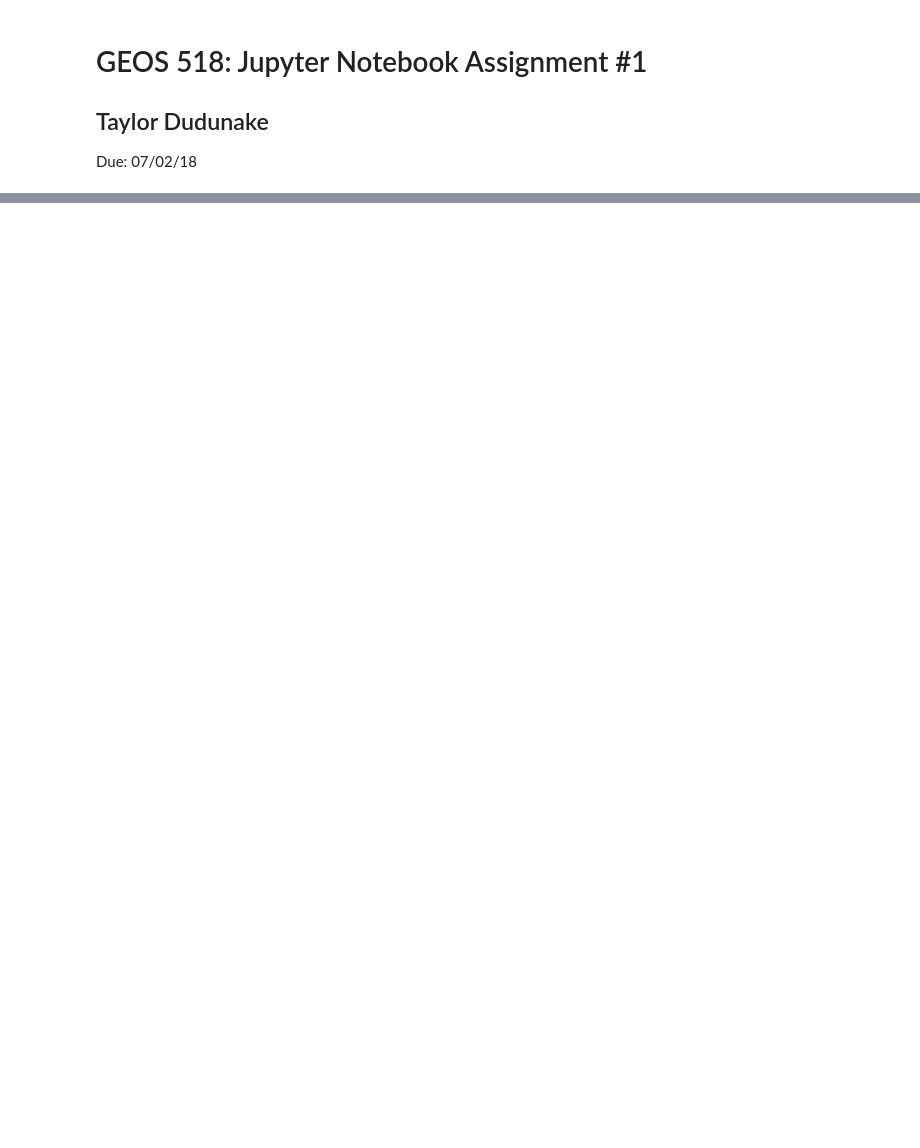
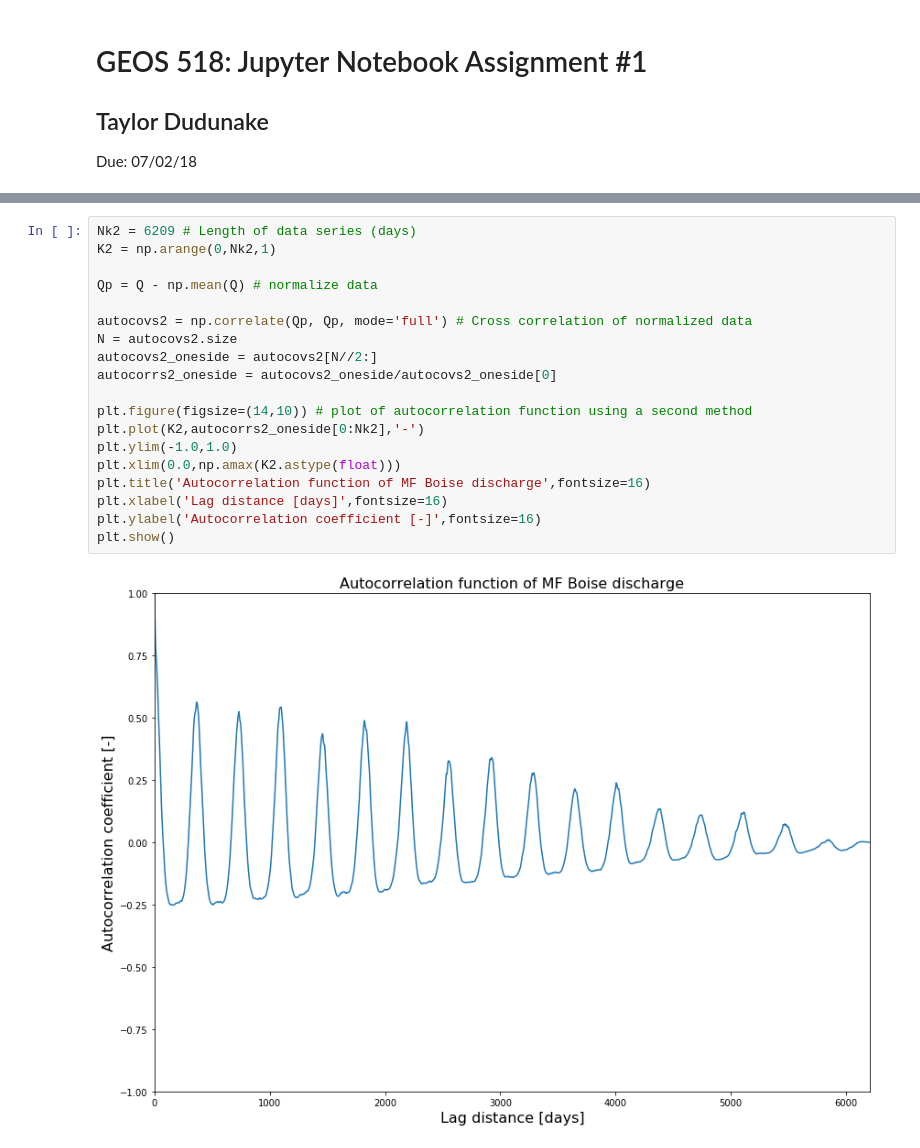
Before and after one commit to tdudunake/GEOS_518_GitHUB, a Jupyter notebook: Homework1/Jupiter Notebook Assignment 1.ipynb, the cells around one changed output, grey strips where cells are left out. Drawn from its saved outputs; the diff is of its cells as text; blank space fills up the shorter version.

```diff
--- a/Homework1/Jupiter Notebook Assignment 1.ipynb
+++ b/Homework1/Jupiter Notebook Assignment 1.ipynb
@@ -97,0 +166,21 @@ plt.show()
+# %%
+Nk2 = 6209 # Length of data series (days)
+K2 = np.arange(0,Nk2,1)
+
+Qp = Q - np.mean(Q) # normalize data
+
+autocovs2 = np.correlate(Qp, Qp, mode='full') # Cross correlation of normalized data
+N = autocovs2.size
+autocovs2_oneside = autocovs2[N//2:]
+autocorrs2_oneside = autocovs2_oneside/autocovs2_oneside[0]
+
+plt.figure(figsize=(14,10)) # plot of autocorrelation function using a second method
+plt.plot(K2,autocorrs2_oneside[0:Nk2],'-')
+plt.ylim(-1.0,1.0)
+plt.xlim(0.0,np.amax(K2.astype(float)))
+plt.title('Autocorrelation function of MF Boise discharge',fontsize=16)
+plt.xlabel('Lag distance [days]',fontsize=16)
+plt.ylabel('Autocorrelation coefficient [-]',fontsize=16)
+plt.show()
+# %% [output]
+[figure, added]
```
Also changed, not shown: parts of 30 cells of this notebook, 1 other file.
